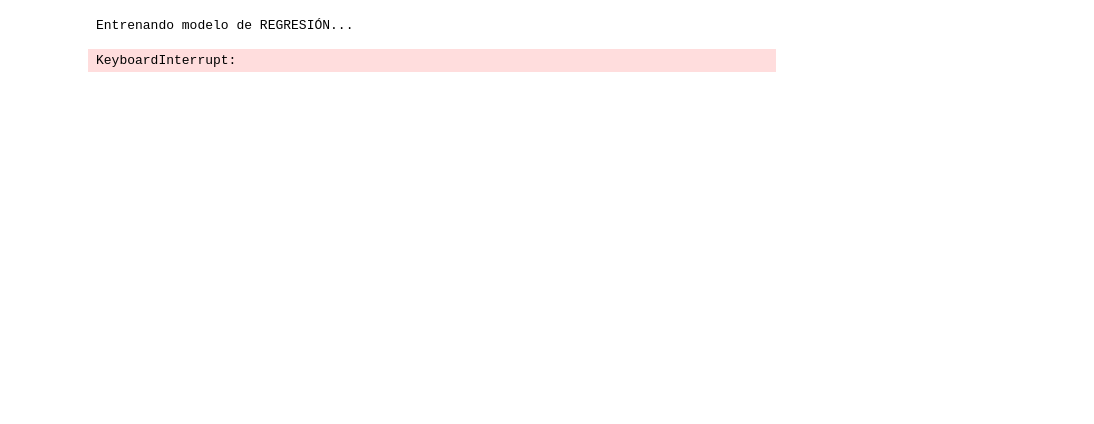
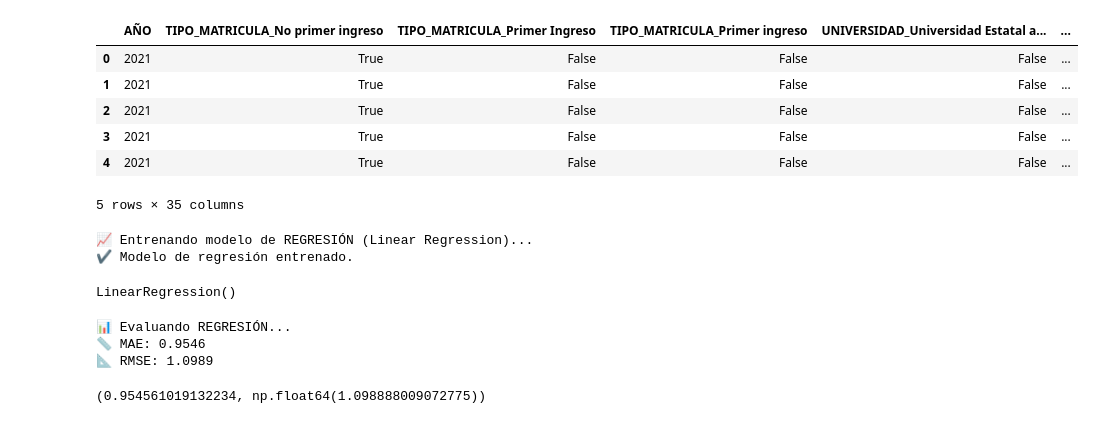
Before and after one commit to tiffanymdz/Proyecto_Desercion_Estudiantil, a Jupyter notebook: notebooks/ModelosML.ipynb, the cells around one changed output. Drawn from its saved outputs; the diff is of its cells as text; code cells hidden in the pictures; blank space fills up the shorter version.

Commit message:
Actualización modelos

```diff
--- a/notebooks/ModelosML.ipynb
+++ b/notebooks/ModelosML.ipynb
@@ -3,2 +9,5 @@ from src.modelos.ModeloML import ModeloML
 # %%
-modelo = ModeloML("../data/processed/conare_modelo.csv")
+modelo = ModeloML("data/processed/conare_modelo.csv")
+
+df = modelo.cargar_datos()
+df.head()
@@ -71,7 +90,23 @@ Preparando datos para REGRESIÓN...
+# %%
+modelo.Xr.head()
+# %% [output]
+|  | AÑO | TIPO_MATRICULA_No primer ingreso | TIPO_MATRICULA_Primer Ingreso | TIPO_MATRICULA_Primer ingreso | UNIVERSIDAD_Universidad Estatal a... | ... |
+| 0 | 2021 | True | False | False | False | ... |
+| 1 | 2021 | True | False | False | False | ... |
+| 2 | 2021 | True | False | False | False | ... |
+| 3 | 2021 | True | False | False | False | ... |
+| 4 | 2021 | True | False | False | False | ... |
+5 rows × 35 columns
 # %%
 modelo.entrenar_regresion()
 # %% [output]
-Entrenando modelo de REGRESIÓN...
+📈 Entrenando modelo de REGRESIÓN (Linear Regression)...
+✔ Modelo de regresión entrenado.
-KeyboardInterrupt:
+LinearRegression()
 # %%
 modelo.evaluar_regresion()
+# %% [output]
+📊 Evaluando REGRESIÓN...
+📏 MAE: 0.9546
+📐 RMSE: 1.0989
+(0.954561019132234, np.float64(1.098888009072775))
```
Also changed, not shown: parts of 12 cells of this notebook, 1 other file.
